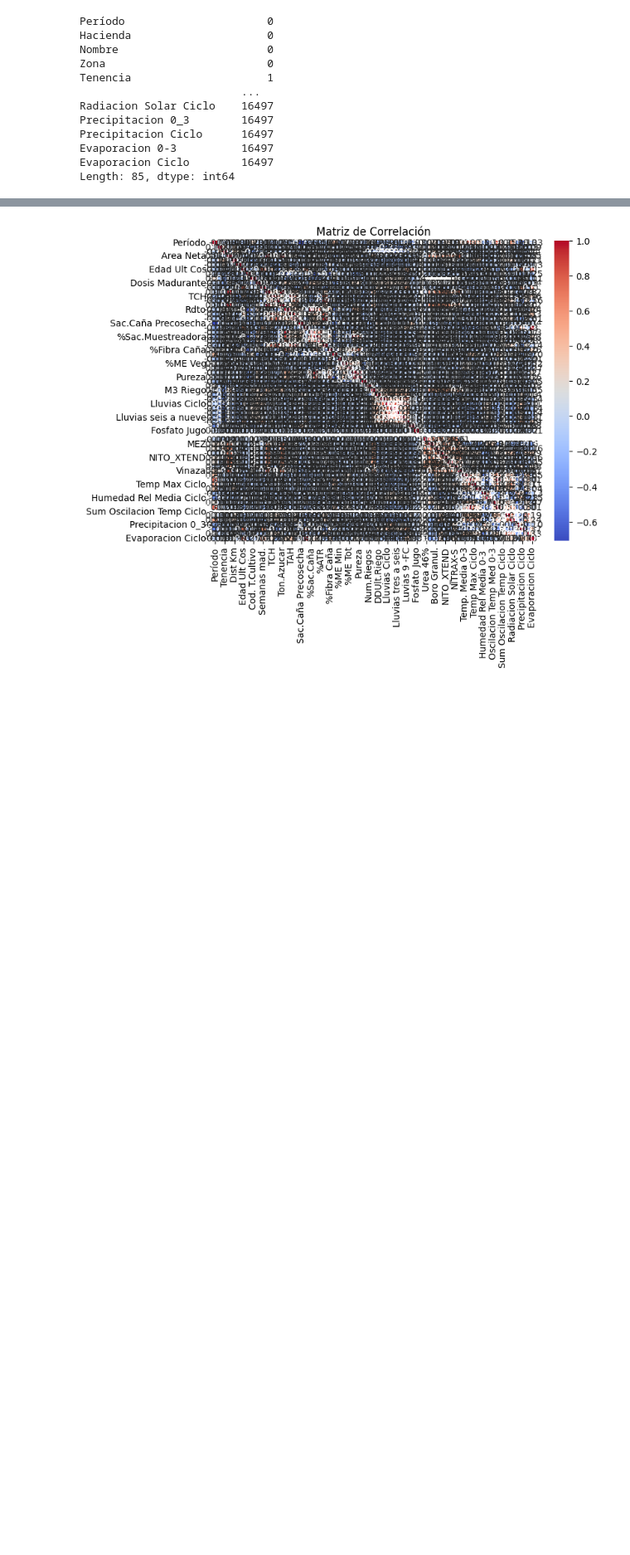
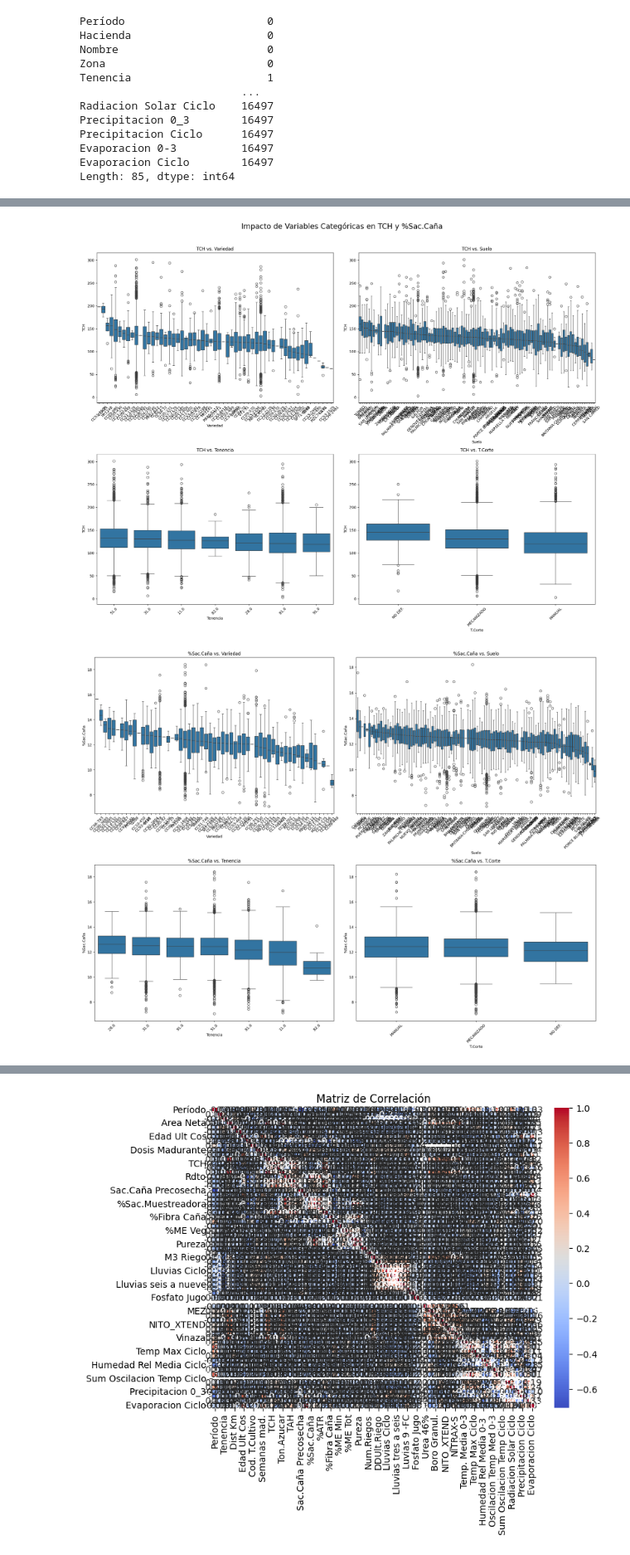
Before and after one commit to Pipicano25/Prediccion-Clasificacion-Industria-Azucarera-ICESI, a Jupyter notebook: scripts/Regresion/exploracion_datos.ipynb, the cells around one changed output, grey strips where cells are left out. Shown at 83% size. Cells and saved outputs as stored; diff of their text form; code cells hidden in the pictures; blank space fills up the shorter version.

```diff
--- a/scripts/Regresion/exploracion_datos.ipynb
+++ b/scripts/Regresion/exploracion_datos.ipynb
@@ -67,0 +268,29 @@ import numpy as np
+# %%
+categorical_features = ['Variedad', 'Suelo', 'Tenencia', 'T.Corte']
+
+fig, axes = plt.subplots(2, 2, figsize=(20, 16))
+fig.suptitle('Impacto de Variables Categóricas en TCH y %Sac.Caña', fontsize=20)
+
+# Para TCH
+for i, feature in enumerate(categorical_features):
+    order = df.groupby(feature)['TCH'].median().sort_values(ascending=False).index
+    sns.boxplot(data=df, x=feature, y='TCH', ax=axes[i//2, i%2], order=order)
+    axes[i//2, i%2].set_title(f'TCH vs. {feature}')
+    axes[i//2, i%2].tick_params(axis='x', rotation=45)
+
+plt.tight_layout(rect=[0, 0, 1, 0.96])
+plt.show()
+
+# Para %Sac.Caña
+fig, axes = plt.subplots(2, 2, figsize=(20, 16))
+for i, feature in enumerate(categorical_features):
+    order = df.groupby(feature)['%Sac.Caña'].median().sort_values(ascending=False).index
+    sns.boxplot(data=df, x=feature, y='%Sac.Caña', ax=axes[i//2, i%2], order=order)
+    axes[i//2, i%2].set_title(f'%Sac.Caña vs. {feature}')
+    axes[i//2, i%2].tick_params(axis='x', rotation=45)
+
+plt.tight_layout(rect=[0, 0, 1, 0.96])
+plt.show()
+# %% [output]
+[figure, added]
+[figure, added]
```
Also changed, not shown: parts of 40 cells of this notebook, 4 other files.
